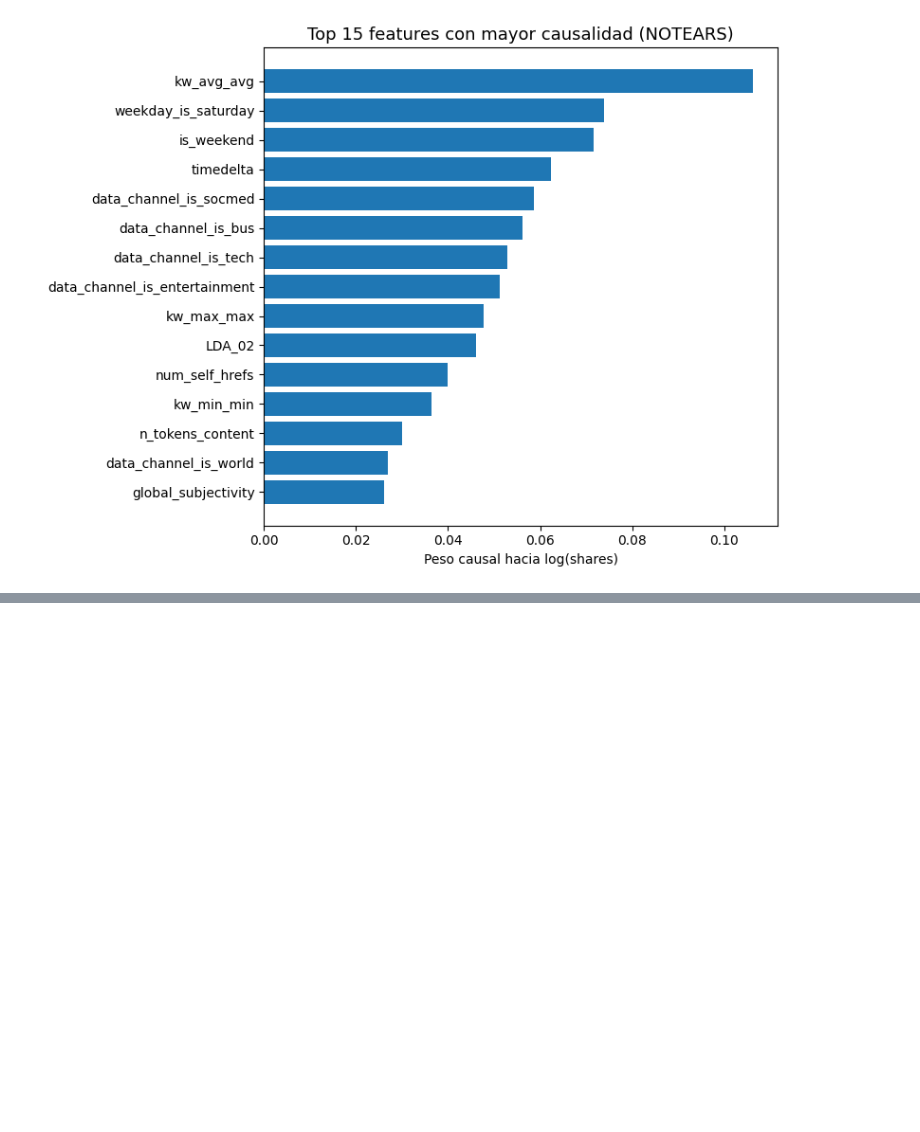
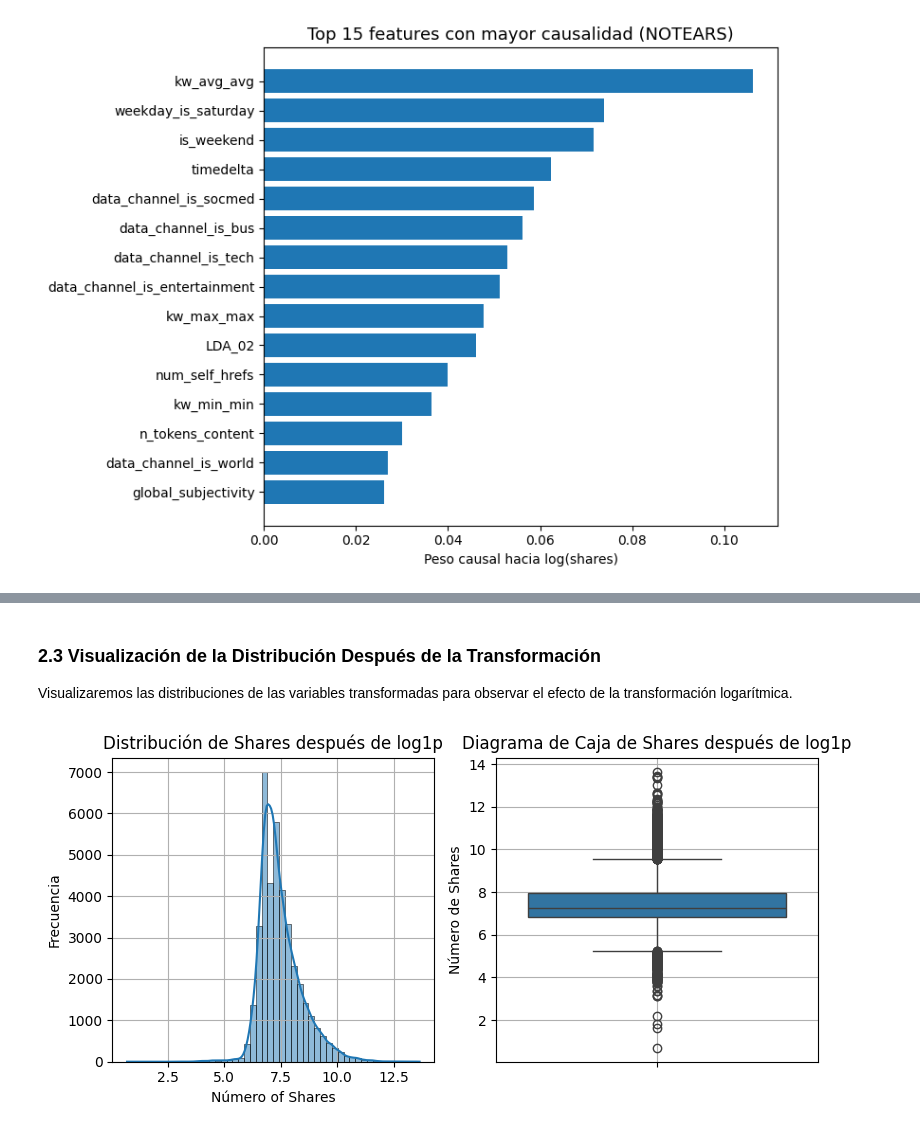
Before and after one commit to josenomberto/UTEC-CDIAV3-MCD8010, a Jupyter notebook: proyecto1_v3.0.ipynb, the cells around one changed output, grey strips where cells are left out. Saved outputs shown, nothing was run; the diff lists cells and outputs as text; code cells hidden in the pictures; blank space fills up the shorter version.

```diff
--- a/proyecto1_v3.0.ipynb
+++ b/proyecto1_v3.0.ipynb
@@ -314,0 +612,7 @@ plt.show()
+# %%
+df_original = df.copy()
+df.columns = df.columns.str.strip()
+df = df.drop(columns=["url"])
+
+print("\n2.1 Nombres de columnas después de la limpieza:")
+print(df.columns)
@@ -314,0 +641,9 @@ plt.show()
+# %%
+print("\n2.2 Transformación logaritmica de variable shares")
+df["log_shares"] = np.log1p(df["shares"])
+
+print("Estadisticas descriptivas originales de 'shares':")
+print(df['shares'].describe())
+
+print("\nEstadísticas descriptivas luego de la transformación de 'shares':")
+print(df['log_shares'].describe())
@@ -314,0 +668,26 @@ plt.show()
+# %% [markdown]
+### 2.3 Visualización de la Distribución Después de la Transformación
+
+Visualizaremos las distribuciones de las variables transformadas para observar el efecto de la transformación logarítmica.
+# %%
+plt.figure(figsize=(8, 4))
+# Crea histograma de la columna "shares"
+plt.subplot(1, 2, 1) # Selecciona el primer plot en 1x2
+sns.histplot(df['log_shares'], bins=50, kde=True)
+plt.title('Distribución de Shares después de log1p')
+plt.xlabel('Número of Shares')
+plt.ylabel('Frecuencia')
+plt.grid(True)
+
+# Crea diagrama de caja de la columna "shares"
+plt.subplot(1, 2, 2) # # Selecciona el segundo plot en 1x2
+sns.boxplot(y=df['log_shares'])
+plt.title('Diagrama de Caja de Shares después de log1p')
+plt.ylabel('Número de Shares')
+plt.grid(True)
+
+plt.tight_layout()
+
+plt.show()
+# %% [output]
+[figure, added]
```
Also changed, not shown: parts of 59 cells of this notebook.
